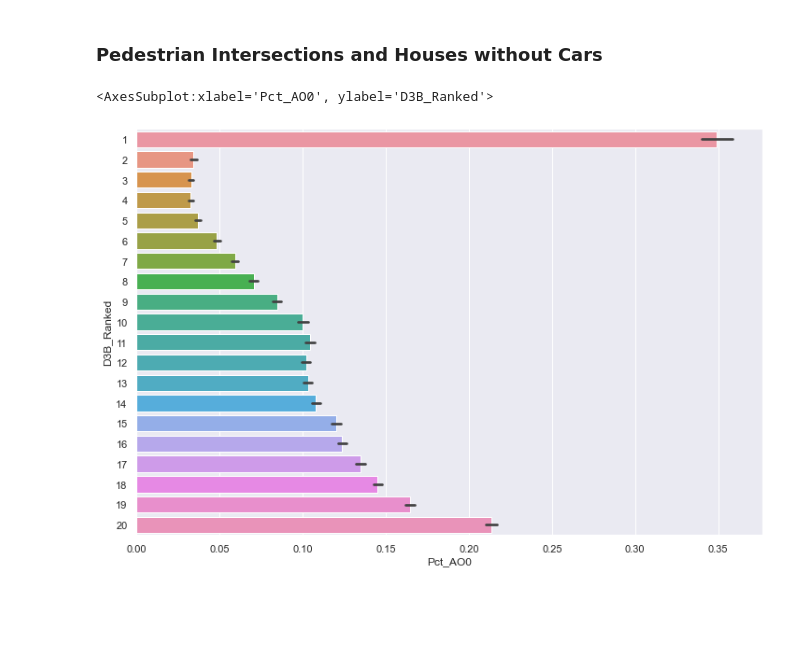
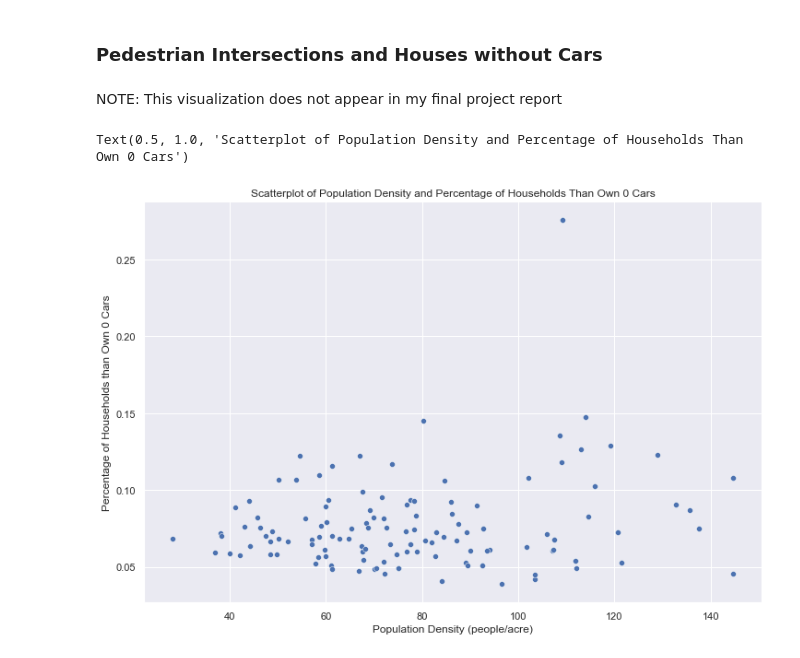
Before and after one commit to haleyej/330_final_project, a Jupyter notebook: process_data.ipynb, the cells around one changed output. Drawn from its saved outputs; the diff is of its cells as text; code cells hidden in the pictures; blank space fills up the shorter version.

```diff
--- a/process_data.ipynb
+++ b/process_data.ipynb
@@ -483,7 +497,2 @@ Text(0.5, 1.0, 'Figure 3: 1-20 Ranking of Density \n of Pedestrian Street Inters
 # %% [markdown]
 <h3>Pedestrian Intersections and Houses without Cars</h3>
-# %%
-sns.barplot(x = 'Pct_AO0', y = 'D3B_Ranked', data = matches)
-# %% [output]
-<AxesSubplot:xlabel='Pct_AO0', ylabel='D3B_Ranked'>
-[figure, removed]
@@ -510,0 +499,9 @@ sns.barplot(x = 'Pct_AO0', y = 'D3B_Ranked', data = matches)
+# %% [markdown]
+<p>NOTE: This visualization does not appear in my final project report</p>
+# %%
+g = sns.scatterplot(y = 'Pct_AO0', x = 'D3B', data = df)
+g.set(xlabel = 'Population Density (people/acre)', ylabel = 'Percentage of Households than Own 0 Cars')
+g.set_title("Scatterplot of Population Density and Percentage of Households Than Own 0 Cars")
+# %% [output]
+Text(0.5, 1.0, 'Scatterplot of Population Density and Percentage of Households Than Own 0 Cars')
+[figure, added]
```
Also changed, not shown: parts of 22 cells of this notebook.
